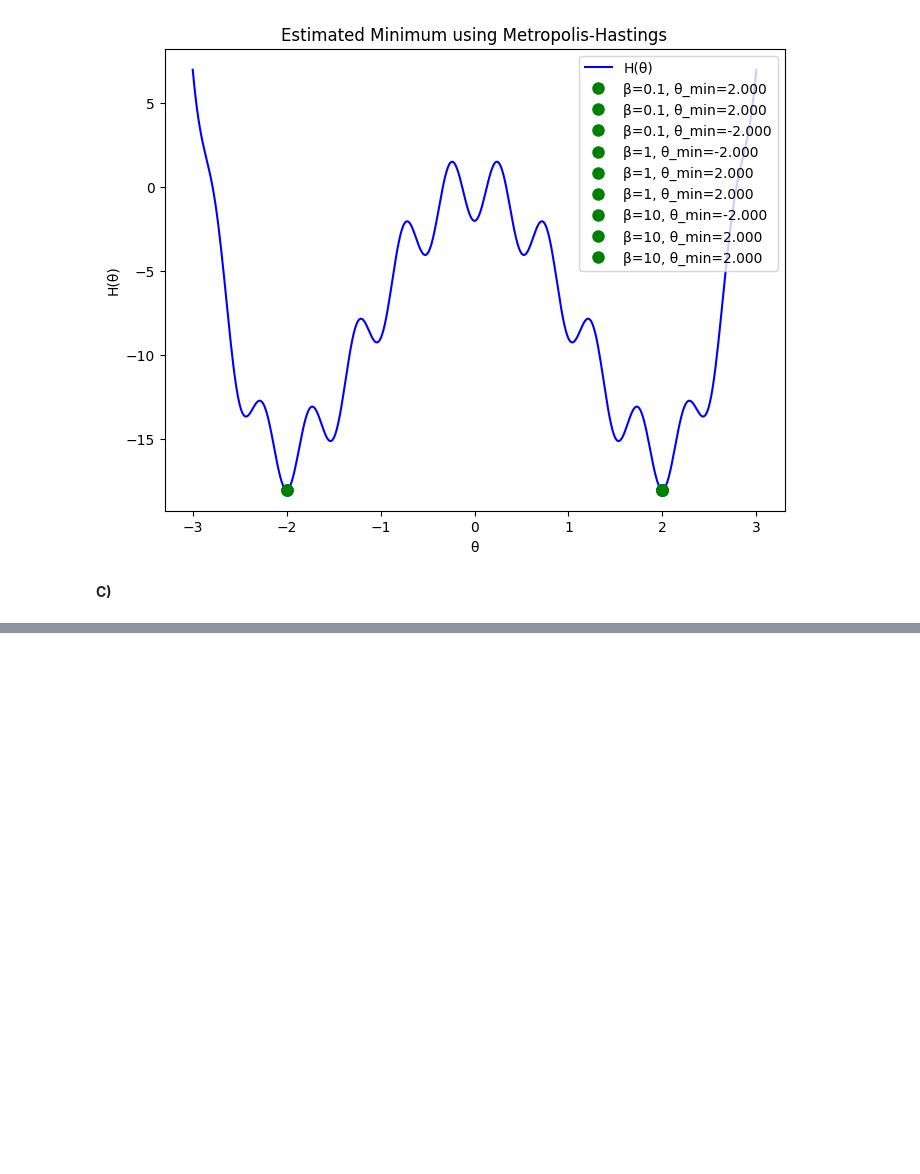
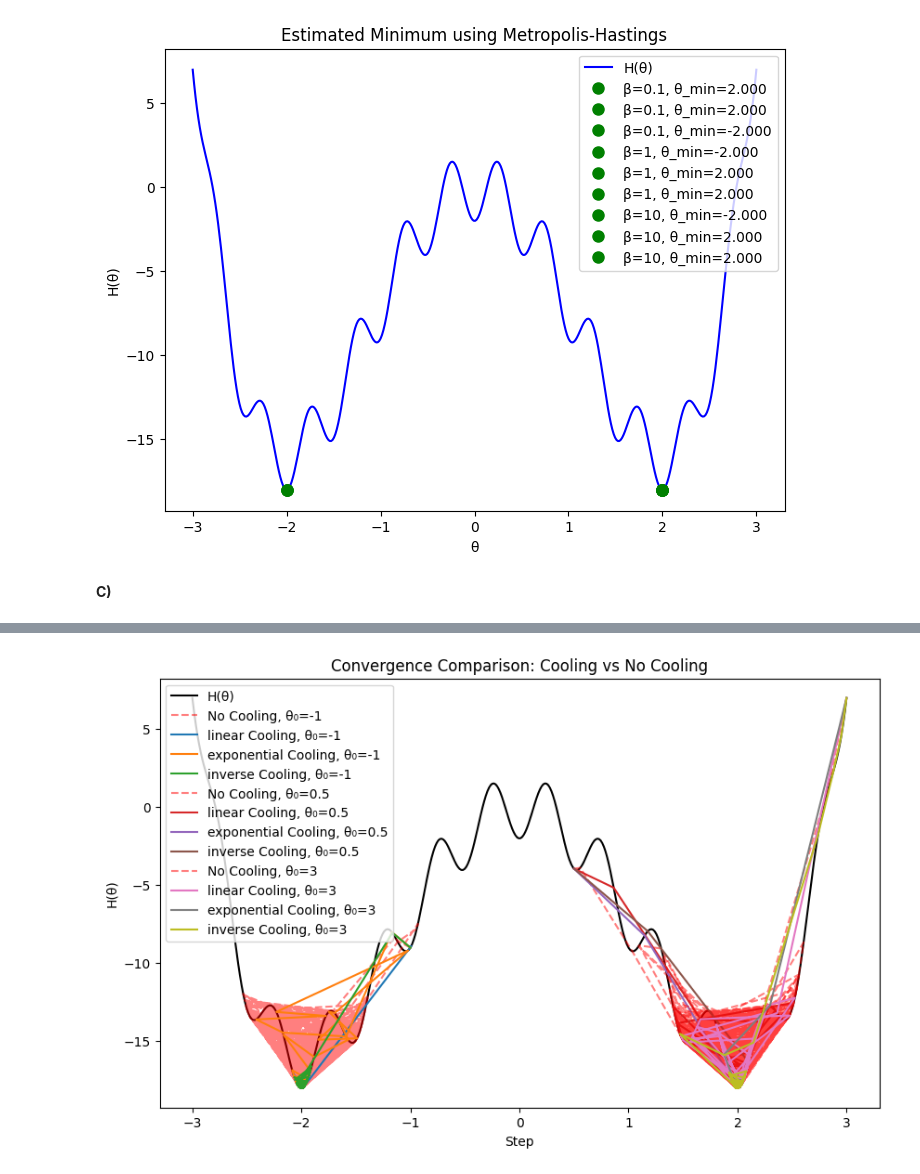
Before and after one commit to wcmelby/wcm_Phys129L_section, a Jupyter notebook: Section_9/Section9A.ipynb, the cells around one changed output, grey strips where cells are left out. Drawn from its saved outputs; the diff is of its cells as text; code cells hidden in the pictures; blank space fills up the shorter version.

```diff
--- a/Section_9/Section9A.ipynb
+++ b/Section_9/Section9A.ipynb
@@ -223,0 +275,26 @@ plt.show()
+# %%
+# Initial guesses and cooling schedules
+initial_guesses = [-1, 0.5, 3]
+schedule_types = ["linear", "exponential", "inverse"]
+
+theta_range = np.linspace(-3, 3, 400)
+H_values = H(theta_range)
+
+plt.figure(figsize=(10, 6))
+plt.plot(theta_range, H_values, 'k', label='H(θ)')
+
+for theta0 in initial_guesses:
+    trajectory_no_cooling = metropolis_hastings(theta0, schedule_type=None)
+    plt.plot(trajectory_no_cooling, H(trajectory_no_cooling), 'r--', alpha=0.5, label=f'No Cooling, θ₀={theta0}')
+
+    for schedule_type in schedule_types:
+        trajectory_cooling = metropolis_hastings(theta0, schedule_type=schedule_type)
+        plt.plot(trajectory_cooling, H(trajectory_cooling), label=f'{schedule_type} Cooling, θ₀={theta0}')
+
+plt.xlabel('Step')
+plt.ylabel('H(θ)')
+plt.legend()
+plt.title('Convergence Comparison: Cooling vs No Cooling')
+plt.show()
+# %% [output]
+[figure, added]
```
Also changed, not shown: parts of 3 cells of this notebook.
